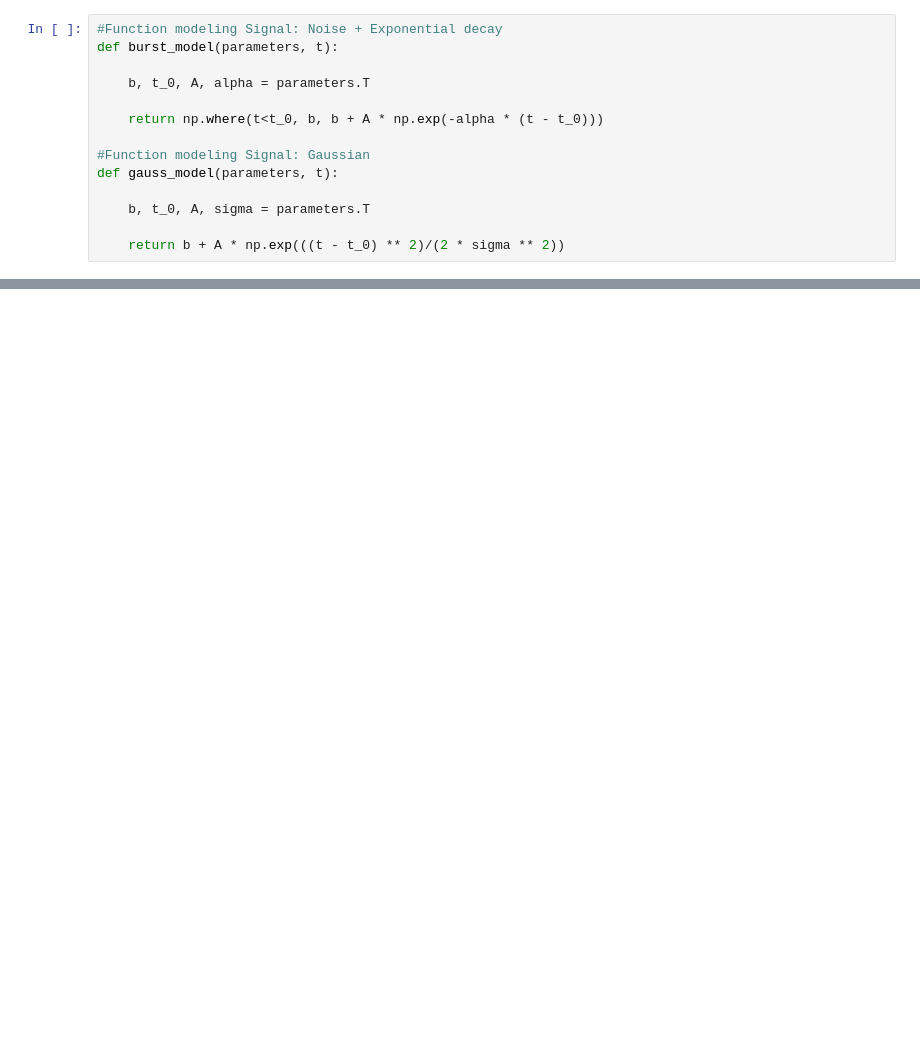
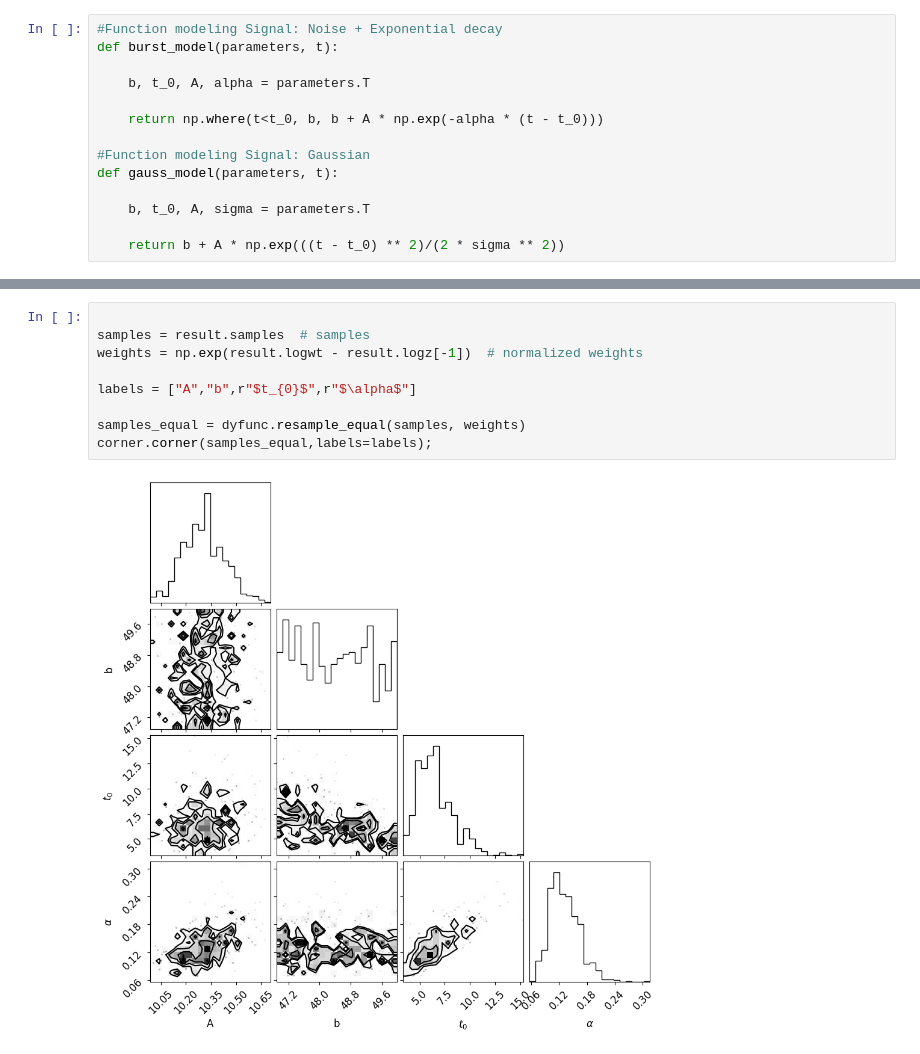
Before and after one commit to olli-e-benji/Astrostatistics-and-Machine-Learning-2023, a Jupyter notebook: working/L12_TransientUniverseNested.ipynb, the cells around one changed output, grey strips where cells are left out. Saved outputs shown, nothing was run; the diff lists cells and outputs as text; blank space fills up the shorter version.

```diff
--- a/working/L12_TransientUniverseNested.ipynb
+++ b/working/L12_TransientUniverseNested.ipynb
@@ -89,0 +107,11 @@ sresults = sampler.results
+# %%
+
+samples = result.samples  # samples
+weights = np.exp(result.logwt - result.logz[-1])  # normalized weights
+
+labels = ["A","b",r"$t_{0}$",r"$\alpha$"]
+
+samples_equal = dyfunc.resample_equal(samples, weights)
+corner.corner(samples_equal,labels=labels);
+# %% [output]
+[figure, added]
```
Also changed, not shown: parts of 10 cells of this notebook.
